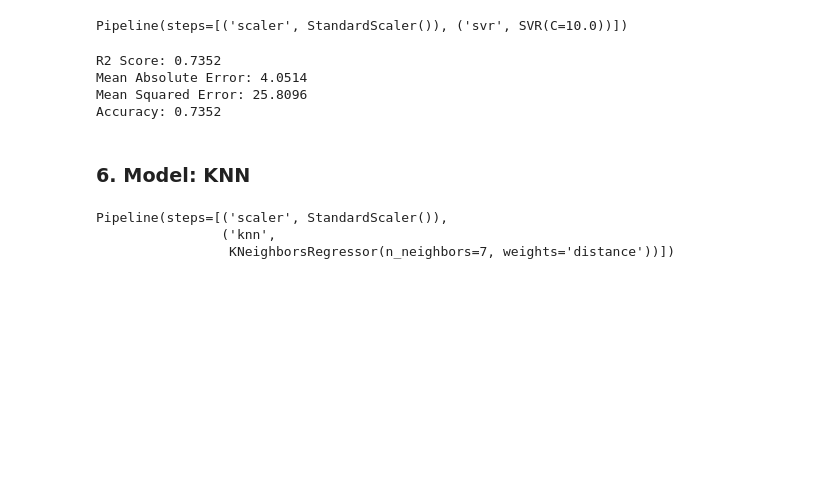
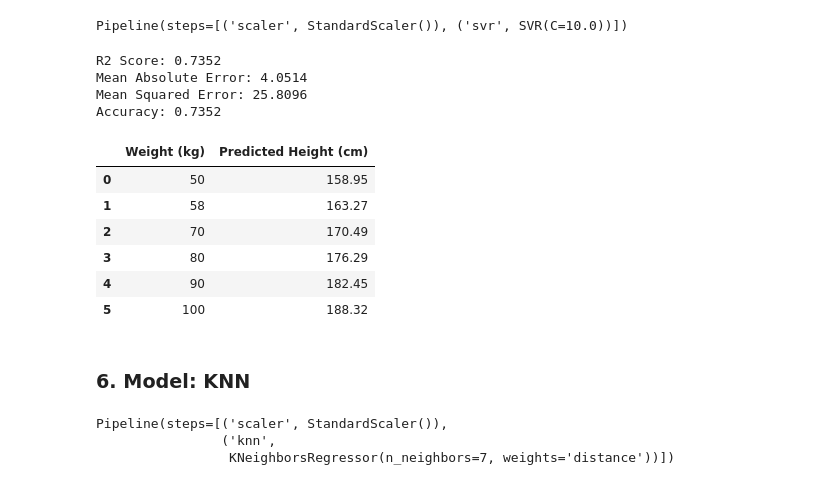
Before and after one commit to AyoAdeyemo/height_predictor, a Jupyter notebook: height_predict/height_predictor.ipynb, the cells around one changed output. Saved outputs shown, nothing was run; the diff lists cells and outputs as text; code cells hidden in the pictures; blank space fills up the shorter version.

Commit message:
new update height predict, s26 challenge

```diff
--- a/height_predict/height_predictor.ipynb
+++ b/height_predict/height_predictor.ipynb
@@ -479,6 +488,35 @@ R2 Score: 0.7352
 Mean Absolute Error: 4.0514
 Mean Squared Error: 25.8096
 Accuracy: 0.7352
+# %%
+# Hold all other features constant
+test_person = X_test.iloc[[0]].copy()
+
+# Test increasing weight
+weights = [50, 58, 70, 80, 90, 100]
+
+results = []
+
+for weight in weights:
+    sample = test_person.copy()
+    sample["Weight"] = weight
+
+    predicted_height = model_svr.predict(sample)[0]
+
+    results.append({
+        "Weight (kg)": weight,
+        "Predicted Height (cm)": round(predicted_height, 2)
+    })
+
+pd.DataFrame(results)
+# %% [output]
+|  | Weight (kg) | Predicted Height (cm) |
+| 0 | 50 | 158.95 |
+| 1 | 58 | 163.27 |
+| 2 | 70 | 170.49 |
+| 3 | 80 | 176.29 |
+| 4 | 90 | 182.45 |
+| 5 | 100 | 188.32 |
 # %% [markdown]
 ### 6. Model: KNN
 # %%
```
Also changed, not shown: parts of 3 cells of this notebook, 2 other files.
